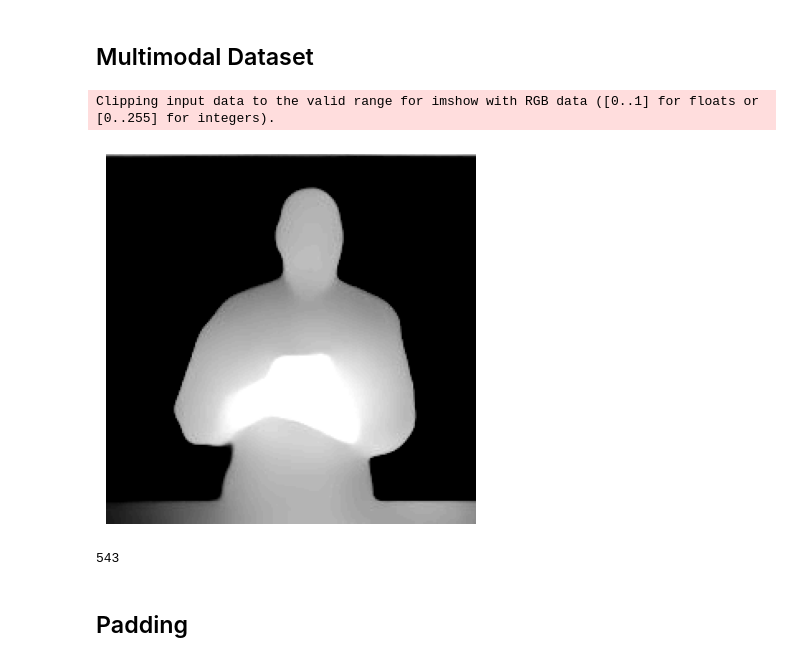
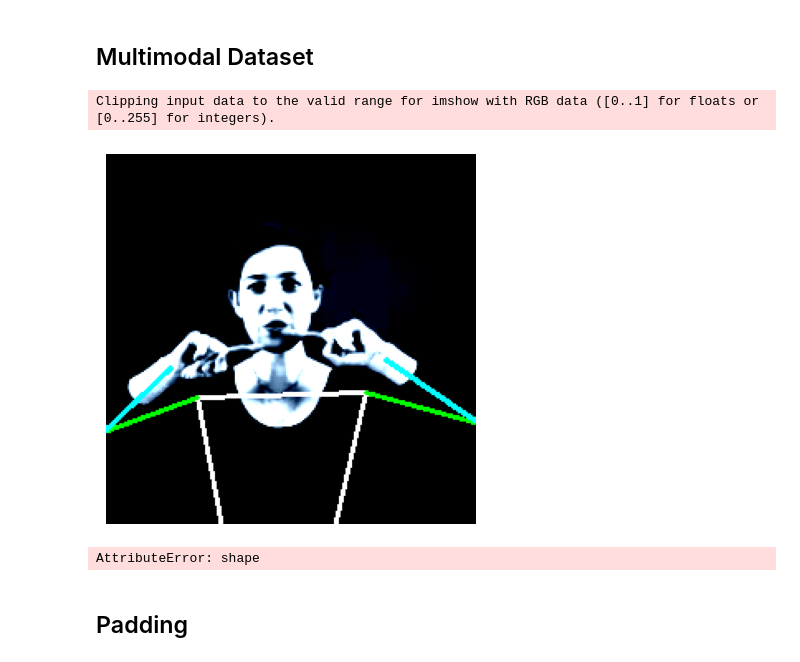
Before and after one commit to UoA-CARES/sign-language-benchmarks, a Jupyter notebook: experiments/wlasl/seven_sees/dataset_output.ipynb, the cells around one changed output. Drawn from its saved outputs; the diff is of its cells as text; code cells hidden in the pictures.

Commit message:
feat: add skeleton

```diff
--- a/experiments/wlasl/seven_sees/dataset_output.ipynb
+++ b/experiments/wlasl/seven_sees/dataset_output.ipynb
@@ -26,7 +26,7 @@ train_dataset = MultiModalDataset(ann_file='data/wlasl/train_annotations.txt',
                                  root_dir='data/wlasl/rawframes',
                                  clip_len=32,
                                  resolution=224,
-                                 modalities=('rgb', 'pose', 'depth'),
+                                 modalities=('rgb', 'pose', 'skeleton', 'face', 'left_hand', 'right_hand', 'depth'),
                                  test_mode=True,
                                  frame_interval=1,
                                  input_resolution=256,
@@ -42,11 +42,13 @@ train_loader = torch.utils.data.DataLoader(dataset=train_dataset,
 iter_ = iter(train_loader)
 # %%
 frame = next(iter_)
-imshow(frame['depth'][0])
+imshow(frame['skeleton'][0])
 # %% [output]
 Clipping input data to the valid range for imshow with RGB data ([0..1] for floats or [0..255] for integers).
-[figure, old version]
+[figure, new version]
 # %%
-results = train_dataset.load_video(idx=543)
+results = train_dataset.load_video(idx=1)
-# %% [output]
-543
+# %%
+results['skeleton'][0].shape
+# %% [output]
+AttributeError: shape
```
Also changed, not shown: parts of 22 cells of this notebook, 6 other files.
